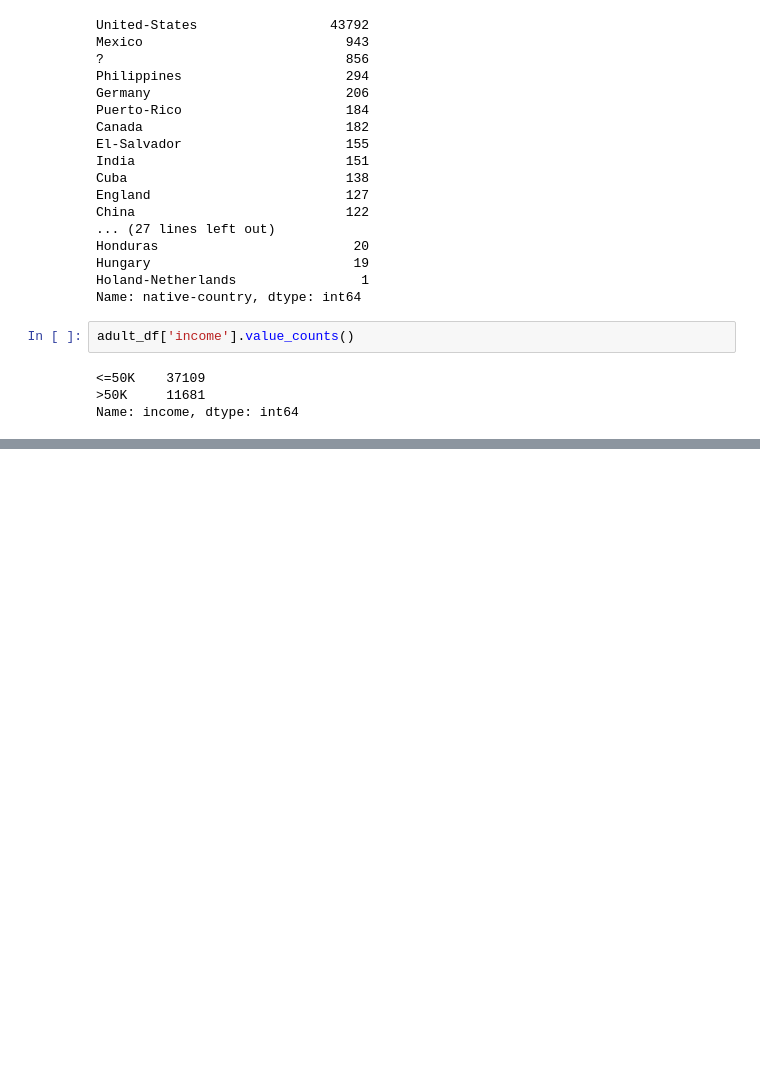
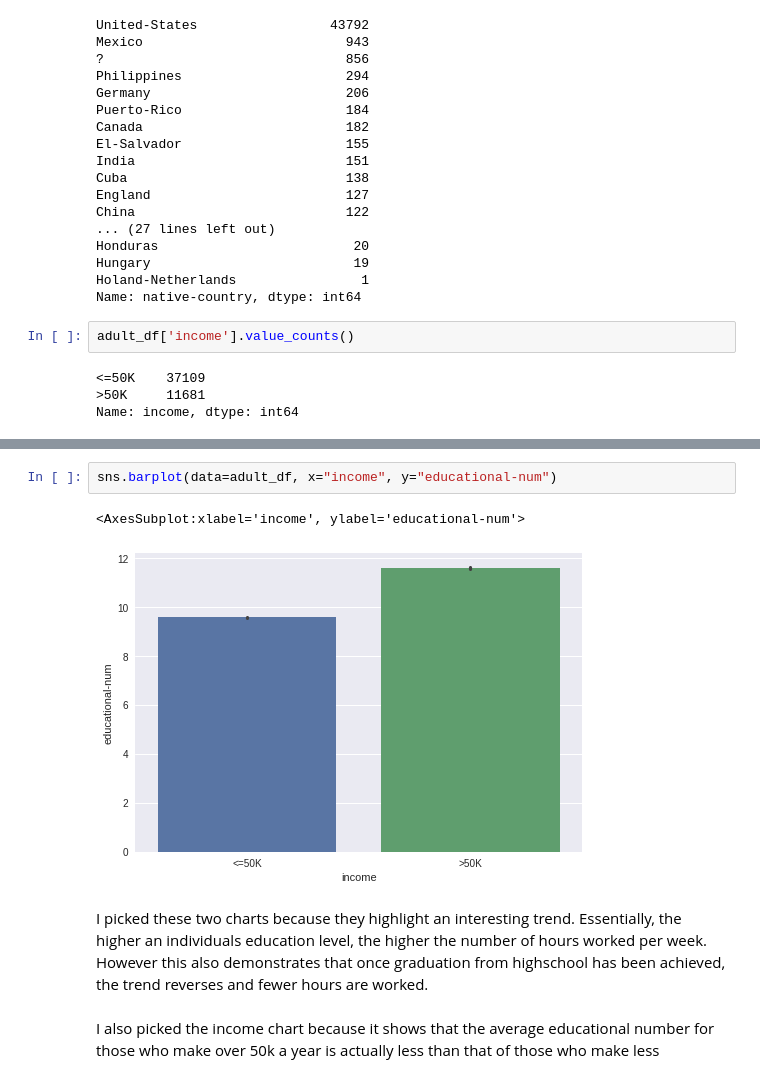
Before and after one commit to Ammon-Snell/Machine-Learning-Exercise, a Jupyter notebook: Adult_Income.ipynb, the cells around one changed output, grey strips where cells are left out. Saved outputs shown, nothing was run; the diff lists cells and outputs as text; blank space fills up the shorter version.

```diff
--- a/Adult_Income.ipynb
+++ b/Adult_Income.ipynb
@@ -273,0 +400,9 @@ sns.boxplot('capital-loss', data=adult_df)
+# %%
+sns.barplot(data=adult_df, x="income", y="educational-num")
+# %% [output]
+<AxesSubplot:xlabel='income', ylabel='educational-num'>
+[figure, added]
+# %% [markdown]
+I picked these two charts because they highlight an interesting trend. Essentially, the higher an individuals education level, the higher the number of hours worked per week. However this also demonstrates that once graduation from highschool has been achieved, the trend reverses and fewer hours are worked.
+# %% [markdown]
+I also picked the income chart because it shows that the average educational number for those who make over 50k a year is actually less than that of those who make less
```
Also changed, not shown: parts of 23 cells of this notebook.
